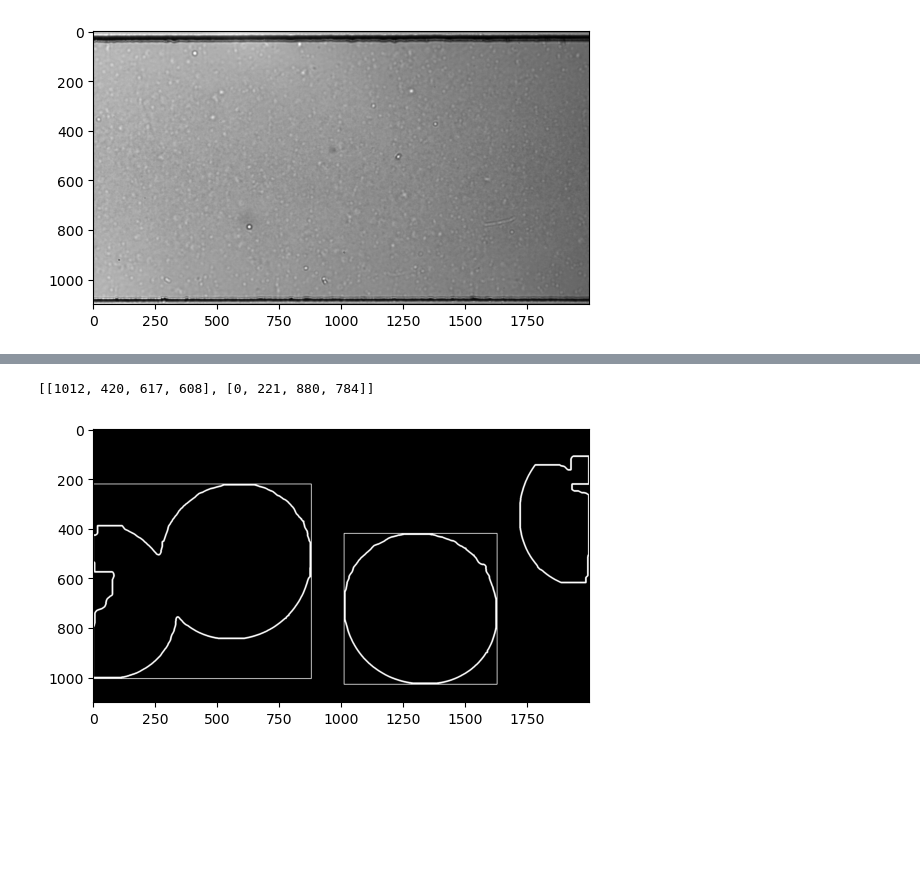
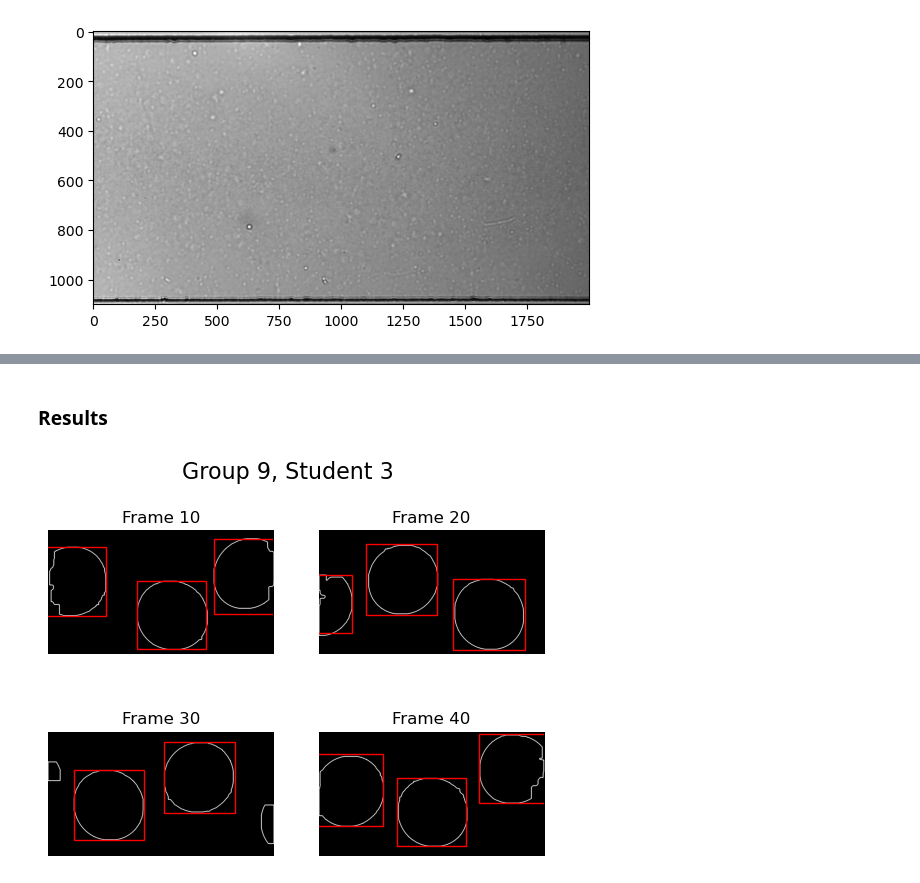
Before and after one commit to lambi702/CV-Video_annotation, a Jupyter notebook: rom.ipynb, the cells around one changed output, grey strips where cells are left out. Saved outputs shown, nothing was run; the diff lists cells and outputs as text; code cells hidden in the pictures; blank space fills up the shorter version.

```diff
--- a/rom.ipynb
+++ b/rom.ipynb
@@ -7,4 +12,3 @@ from joblib import Parallel, delayed
 # %%
 group = 9
 student = 3
-frame = 12
@@ -45,5 +59,5 @@ plt.show()
 # %%
-def get_contours(mask):
+def get_contours(masks, frame):
     def clean_frame(mask):
         image = mask.copy()
         image = cv2.medianBlur(image, 3)
@@ -77,37 +91,45 @@ def get_contours(mask):
                 cv2.drawContours(boundaries, [contour], 0, (255), 5)
         return np.array(boundaries, dtype=np.uint8)
 
+    def get_circles(mask):
+        return cv2.HoughCircles(mask, cv2.HOUGH_GRADIENT, dp=1, minDist=500, param1=50, param2=20, minRadius=250, maxRadius=350)
 
     def get_bounding_boxes(mask):
-        contours, _ = cv2.findContours(mask, cv2.RETR_TREE, cv2.CHAIN_APPROX_SIMPLE)
+        circles = get_circles(mask)
         bb = []
-        for contour in contours:
-            if cv2.contourArea(contour) > 300:
-                x, y, w, h = cv2.boundingRect(contour)
-                if w > 400 and h > 400:
-                    bb.append([x, y, w, h])
+        if circles is not None:
+            circles = np.uint16(np.around(circles))
+            for circle in circles[0,:]:
+                x, y, r = circle
+                x = int(x)
+                y = int(y)
+                r = int(r)
+                bb.append((x-r, y-r, 2*r, 2*r))
 
-        for i in bb:
-            for j in bb:
-                x1, y1, w1, h1 = i
-                x2, y2, w2, h2 = j
-                if x1 < x2 and y1 < y2 and x1+w1 > x2+w2 and y1+h1 > y2+h2:
-                    bb.remove(j)
-                elif x1 > x2 and y1 > y2 and x1+w1 < x2+w2 and y1+h1 < y2+h2:
-                    bb.remove(i)
+
+
         return bb
+
+    mask = masks[frame-1]
 
     mask = clean_frame(mask)
     mask = get_boundaries(mask)
     bb = get_bounding_boxes(mask)
     return mask, bb
-
-contour, bb= get_contours(masks[40])
-print(bb)
-plt.imshow(contour, cmap='gray')
-for x, y, w, h in bb:
-    cv2.rectangle(contour, (x, y), (x+w, y+h), (255), 2)
-plt.imshow(contour, cmap='gray');
-# %% [output]
-[[1012, 420, 617, 608], [0, 221, 880, 784]]
-[figure, removed]
+# %% [markdown]
+### Results
+# %%
+frames = [10, 20, 30, 40]
+
+fig, axs = plt.subplots(len(frames)//2, 2)
+title = f'Group {group}, Student {student}'
+fig.suptitle(title, fontsize=16)
+for i, ax in enumerate(axs.flatten()):
+    mask, bb = get_contours(masks, frames[i])
+    ax.imshow(mask, cmap='gray')
+    for x, y, w, h in bb:
+        ax.add_patch(plt.Rectangle((x, y), w, h, fill=False, color='red'))
+    ax.set_title(f'Frame {frames[i]}')
+    ax.axis('off')
+# %% [output]
+[figure, added]
```
Also changed, not shown: parts of 8 cells of this notebook.
